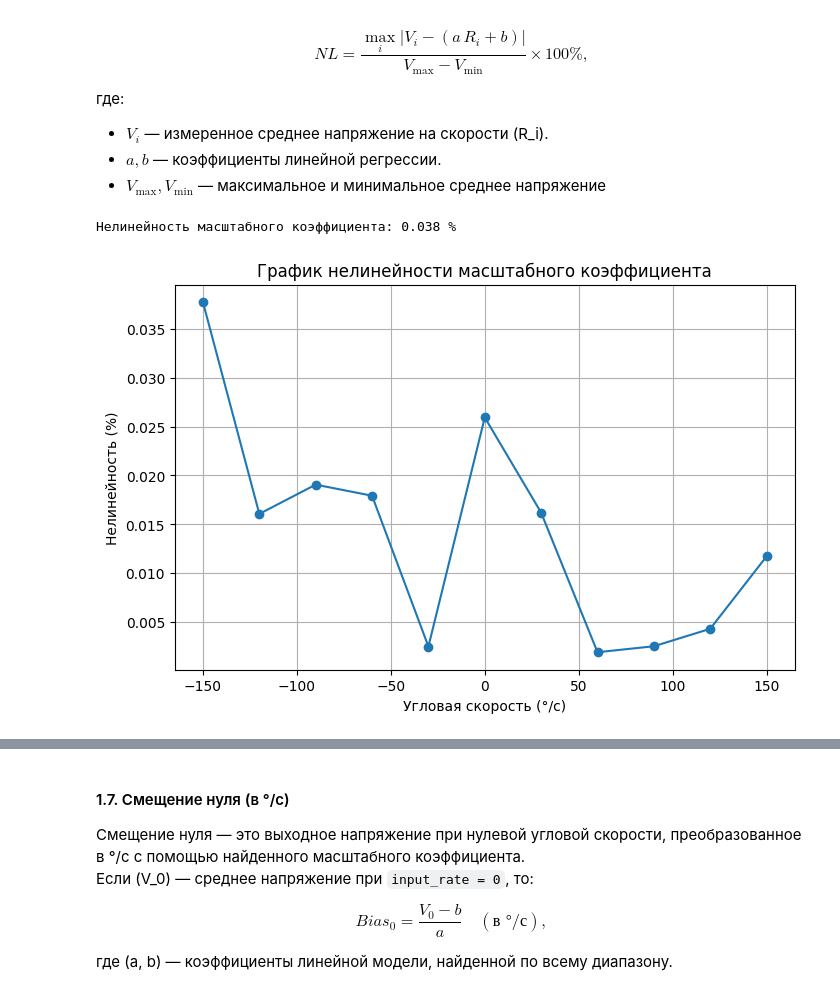
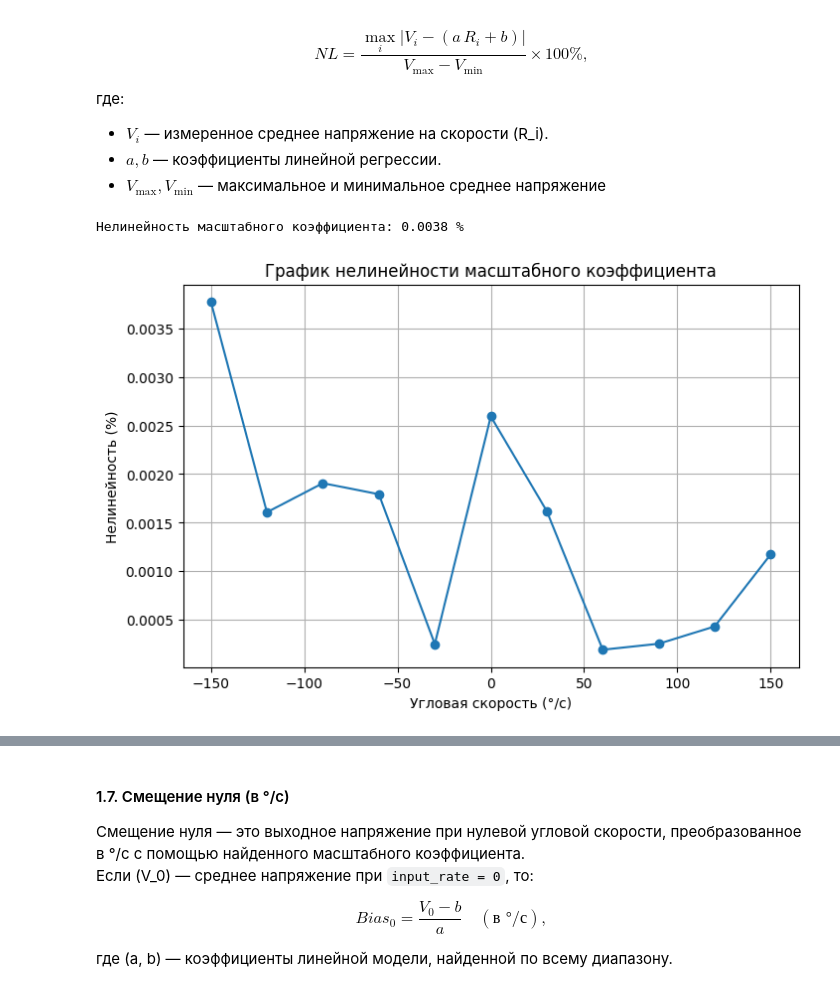
Before and after one commit to Orelvas01/-----, a Jupyter notebook: jupyter/app.ipynb, the cells around one changed output, grey strips where cells are left out. Drawn from its saved outputs; the diff is of its cells as text; code cells hidden in the pictures.

```diff
--- a/jupyter/app.ipynb
+++ b/jupyter/app.ipynb
@@ -205,22 +205,22 @@ $$NL = \frac{\max_i \bigl|V_i - (a \, R_i + b)\bigr|}{V_{\max} - V_{\min}} \time
 # %%
 # 1.5. Вычисляем нелинейность
 V_fit = slope * grouped['input_rate'] + intercept
 residuals = np.abs(grouped['voltage_mean'] - V_fit)
 V_range = grouped['voltage_mean'].max() - grouped['voltage_mean'].min()
-nonlinearity_pct = (residuals.max() / V_range) * 100
+nonlinearity_pct = (residuals.max() / V_range) * 10
 
-print(f"Нелинейность масштабного коэффициента: {nonlinearity_pct:.3f} %")
+print(f"Нелинейность масштабного коэффициента: {nonlinearity_pct:.4f} %")
 
 # График нелинейности: отклонение в % для каждой точки
-nonlinearity_each = (residuals / V_range) * 100
+nonlinearity_each = (residuals / V_range) * 10
 plt.figure(figsize=(8, 5))
 plt.plot(grouped['input_rate'], nonlinearity_each, 'o-')
 plt.xlabel('Угловая скорость (°/с)')
 plt.ylabel('Нелинейность (%)')
 plt.title('График нелинейности масштабного коэффициента')
 plt.grid(True)
 plt.show()
 # %% [output]
-Нелинейность масштабного коэффициента: 0.038 %
+Нелинейность масштабного коэффициента: 0.0038 %
-[figure, old version]
+[figure, new version]
 # %% [markdown]
```
Also changed, not shown: parts of 10 cells of this notebook, 9 other files.
